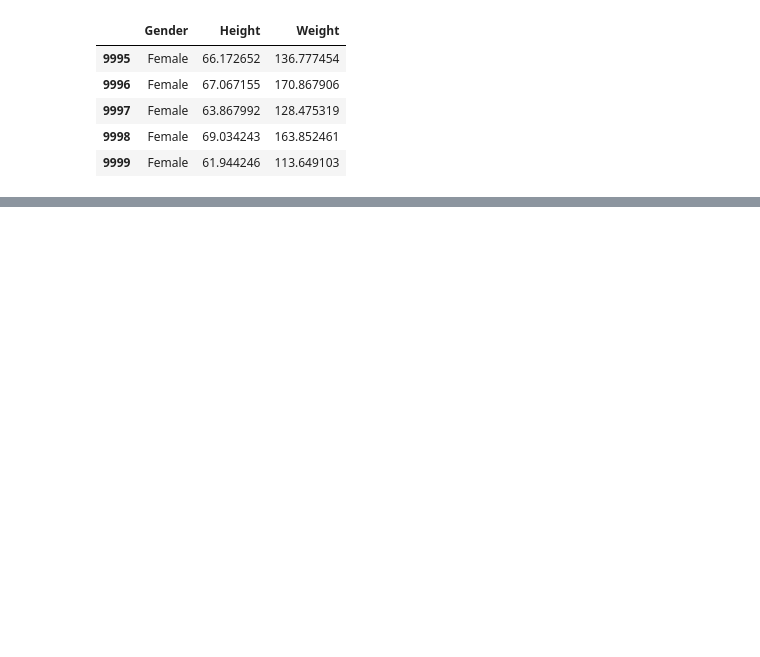
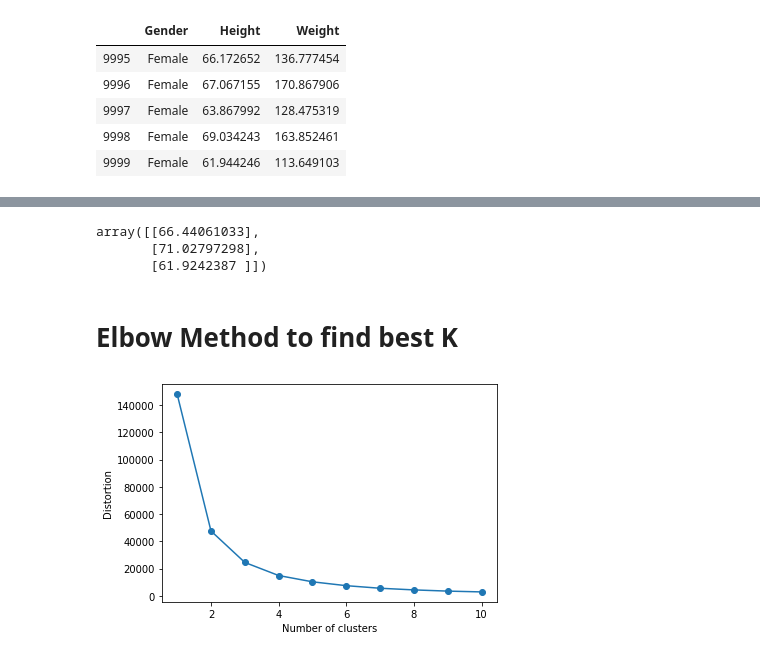
Before and after one commit to NandaCj/data-science-class, a Jupyter notebook: Python/machine_learning/KMeans_Clustering.ipynb, the cells around one changed output, grey strips where cells are left out. Drawn from its saved outputs; the diff is of its cells as text; code cells hidden in the pictures; blank space fills up the shorter version.

Commit message:
updated with elbow method

```diff
--- a/Python/machine_learning/KMeans_Clustering.ipynb
+++ b/Python/machine_learning/KMeans_Clustering.ipynb
@@ -66,0 +67,22 @@ array([0], dtype=int32)
+# %%
+kmeans.cluster_centers_
+# %% [output]
+array([[66.44061033],
+       [71.02797298],
+       [61.9242387 ]])
+# %% [markdown]
+# Elbow Method to find best K
+# %%
+distortions = []
+for i in range(1, 11):
+    km = KMeans(n_clusters=i, init='random',n_init=10, max_iter=300, tol=1e-04, random_state=0)
+    km.fit(df.Height.values.reshape(-1,1), df.Weight.values.reshape(-1,1))
+    distortions.append(km.inertia_)
+
+# plot
+plt.plot(range(1, 11), distortions, marker='o')
+plt.xlabel('Number of clusters')
+plt.ylabel('Distortion')
+plt.show()
+# %% [output]
+[figure, added]
```
Also changed, not shown: parts of 3 cells of this notebook.
